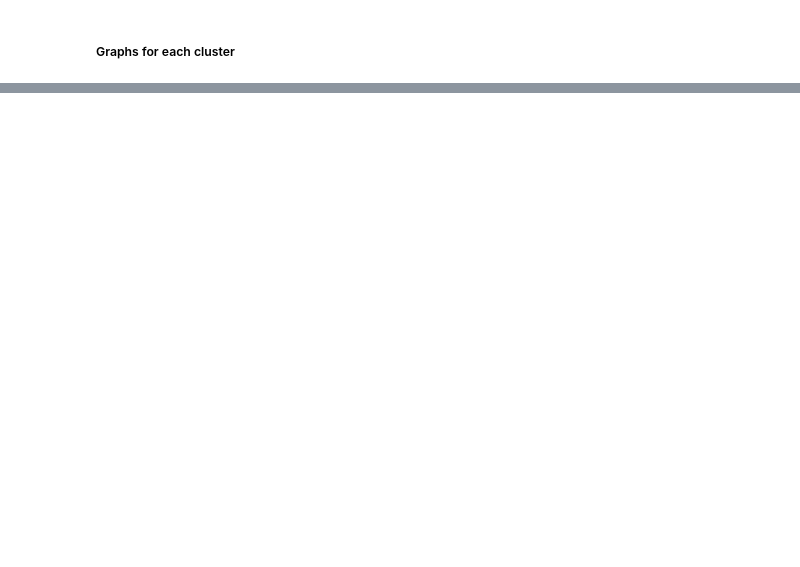
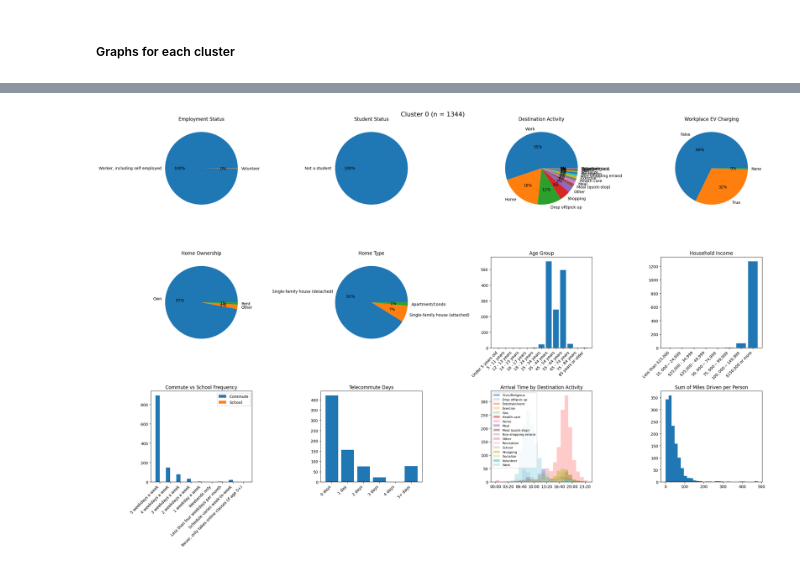
Before and after one commit to pengu-rengu/ev_digital_city, a Jupyter notebook: notebooks/clustering.ipynb, the cells around one changed output, grey strips where cells are left out. Drawn from its saved outputs; the diff is of its cells as text; code cells hidden in the pictures; blank space fills up the shorter version.

```diff
--- a/notebooks/clustering.ipynb
+++ b/notebooks/clustering.ipynb
@@ -142,16 +89,14 @@ dtype: float64
 # %% [markdown]
 ##### Cluster data with k-means
 # %%
-# Score each k: inertia (elbow) + silhouette (auto-pick)
-k_range = range(2, 11)
+k_range = range(3, 11)
 inertias = []
 silhouettes = []
 for k in k_range:
-    km = MiniBatchKMeans(n_clusters = k, random_state = 42, batch_size = 8000, n_init = 3).fit(scaled_df)
+    km = KMeans(n_clusters = k, random_state = 42, n_init = 10).fit(scaled_df)
     inertias.append(km.inertia_)
-    silhouettes.append(silhouette_score(scaled_df, km.labels_, sample_size = 10000, random_state = 42))
+    silhouettes.append(silhouette_score(scaled_df, km.labels_))
 
-# Auto-pick k = highest silhouette
 best_k = list(k_range)[int(np.argmax(silhouettes))]
 print(f"Selected k = {best_k} (silhouette = {max(silhouettes):.3f})")
 
@@ -169,7 +114,6 @@ sns.despine()
 plt.tight_layout()
 plt.show()
 
-# Final fit on auto-selected k
 kmeans = KMeans(n_clusters = best_k, random_state = 42, n_init = 10)
 clusters = kmeans.fit_predict(scaled_df)
 umap_df["Cluster"] = clusters.astype(str)
@@ -193,7 +137,7 @@ plt.show()
 # %% [markdown]
 ##### Group data by cluster
 # %%
-cluster_dfs = [df[clusters == c] for c in range(best_k)]
+cluster_dfs = [df[clusters == c].reset_index(drop = True) for c in range(best_k)]
 for c, cluster_df in enumerate(cluster_dfs):
-    print(f"Cluster {c}: {len(cluster_df)} rows")
+    print(f"Cluster {c}: {len(cluster_df)} persons")
 # %% [output]
@@ -318,0 +149,77 @@ for cluster_id, cluster_df in enumerate(cluster_dfs):
+# %%
+AGE_ORDER = [label for label in AGE_GROUP_LABELS.values() if label is not None]
+INCOME_ORDER = [label for label in INCOME_LABELS.values() if label is not None]
+COMMUTE_ORDER = [label for label in COMMUTE_FREQ_LABELS.values() if label is not None]
+SCHOOL_ORDER = [label for label in SCHOOL_FREQ_LABELS.values() if label is not None]
+FREQ_ORDER = list(dict.fromkeys(COMMUTE_ORDER + SCHOOL_ORDER))
+TELECOMMUTE_ORDER = [label for label in TELECOMMUTE_DAYS_LABELS.values() if label is not None]
+
+
+def pie(ax, series: pd.Series, title: str) -> None:
+    counts = series.fillna("None").astype(str).value_counts()
+    ax.pie(counts, labels = counts.index, autopct = "%1.0f%%")
+    ax.set_title(title)
+
+
+def ordered_bar(ax, series: pd.Series, order: list[str], title: str, rotation: int = 45) -> None:
+    counts = series.fillna("None").astype(str).value_counts().reindex(order, fill_value = 0)
+    ax.bar(np.arange(len(order)), counts.values)
+    ax.set_xticks(np.arange(len(order)))
+    ax.set_xticklabels(order, rotation = rotation, ha = "right")
+    ax.set_title(title)
+
+
+def grouped_freq_bar(ax, cluster_df: pd.DataFrame, title: str) -> None:
+    commute_counts = cluster_df["commute_freq"].fillna("None").astype(str).value_counts().reindex(FREQ_ORDER, fill_value = 0)
+    school_counts = cluster_df["school_freq"].fillna("None").astype(str).value_counts().reindex(FREQ_ORDER, fill_value = 0)
+    x = np.arange(len(FREQ_ORDER))
+    ax.bar(x - 0.2, commute_counts.values, width = 0.4, label = "Commute")
+    ax.bar(x + 0.2, school_counts.values, width = 0.4, label = "School")
+    ax.set_xticks(x)
+    ax.set_xticklabels(FREQ_ORDER, rotation = 45, ha = "right")
+    ax.set_title(title)
+    ax.legend()
+
+
+def arrival_time_by_activity_hist(ax, cluster_df: pd.DataFrame, title: str) -> None:
+    per_activity_cols = sorted(col for col in cluster_df.columns if col.startswith("mean_arrival_") and col != "mean_arrival_minutes")
+    cmap = plt.colormaps["tab20"].resampled(max(len(per_activity_cols), 1))
+    bins = np.linspace(0, 1440, 25)
+    for i, col in enumerate(per_activity_cols):
+        values = cluster_df[col].dropna()
+        activity = col.removeprefix("mean_arrival_")
+        ax.hist(values, bins = bins, alpha = 0.5, label = activity, color = cmap(i))
+    ax.xaxis.set_major_formatter(FuncFormatter(lambda m, _: f"{int(m) // 60:02d}:{int(m) % 60:02d}"))
+    ax.set_title(title)
+    ax.legend(fontsize = 8)
+
+
+def graph_cluster(cluster_df: pd.DataFrame, title_prefix: str) -> None:
+    fig, axes = plt.subplots(3, 4, figsize = (24, 16))
+    fig.suptitle(f"{title_prefix} (n = {len(cluster_df)})", fontsize = 16)
+
+    pie(axes[0, 0], cluster_df["employment_status"], "Employment Status")
+    pie(axes[0, 1], cluster_df["student_status"], "Student Status")
+    pie(axes[0, 2], cluster_df["dominant_dest_activity"], "Destination Activity")
+    pie(axes[0, 3], cluster_df["workplace_ev_charging"], "Workplace EV Charging")
+
+    pie(axes[1, 0], cluster_df["home_ownership"], "Home Ownership")
+    pie(axes[1, 1], cluster_df["home_type"], "Home Type")
+    ordered_bar(axes[1, 2], cluster_df["age_group"], AGE_ORDER, "Age Group")
+    ordered_bar(axes[1, 3], cluster_df["household_income"], INCOME_ORDER, "Household Income")
+
+    grouped_freq_bar(axes[2, 0], cluster_df, "Commute vs School Frequency")
+    ordered_bar(axes[2, 1], cluster_df["telecommute_days"], TELECOMMUTE_ORDER, "Telecommute Days")
+    arrival_time_by_activity_hist(axes[2, 2], cluster_df, "Arrival Time by Destination Activity")
+    distance_cutoff = cluster_df["total_distance"].quantile(0.99)
+    axes[2, 3].hist(cluster_df.loc[cluster_df["total_distance"] <= distance_cutoff, "total_distance"], bins = 30)
+    axes[2, 3].set_title("Sum of Miles Driven per Person")
+
+    plt.tight_layout()
+    plt.show()
+
+
+for cluster_id, cluster_df in enumerate(cluster_dfs):
+    graph_cluster(cluster_df, f"Cluster {cluster_id}")
+# %% [output]
+[figure, added]
```
Also changed, not shown: parts of 19 cells of this notebook, 2 other files.
